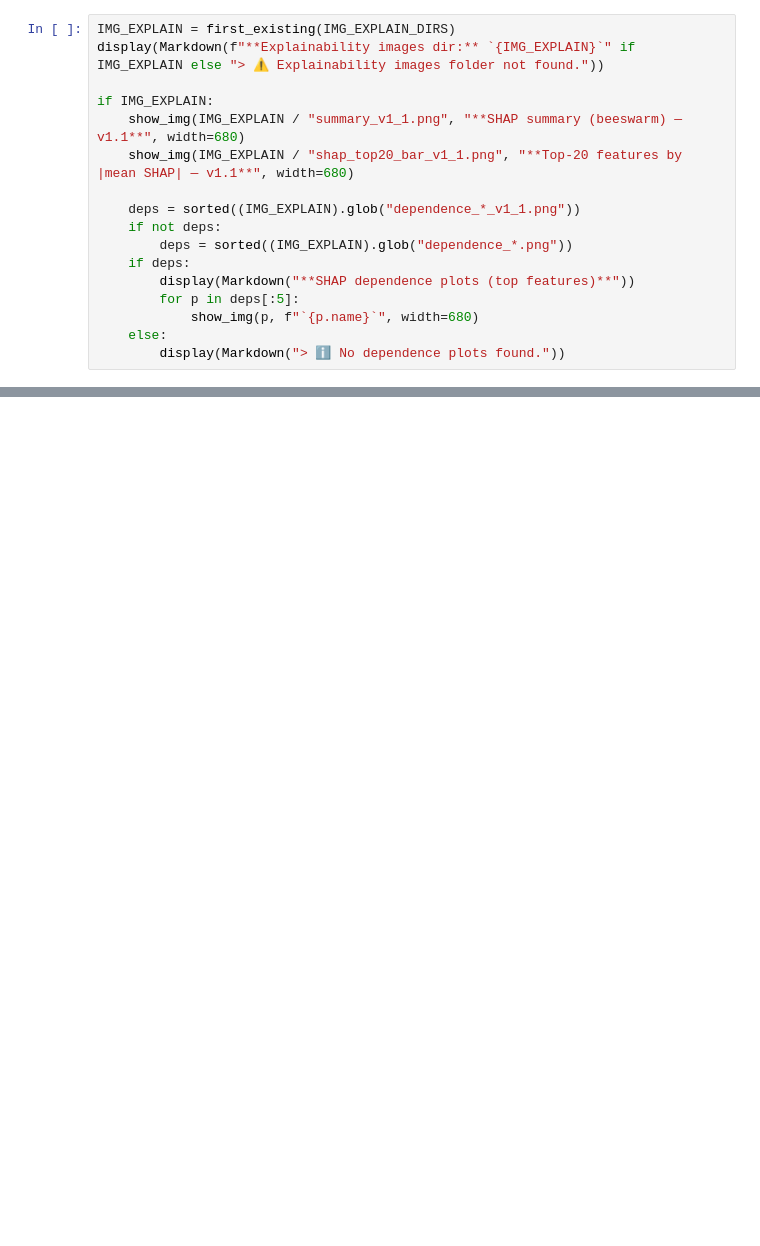
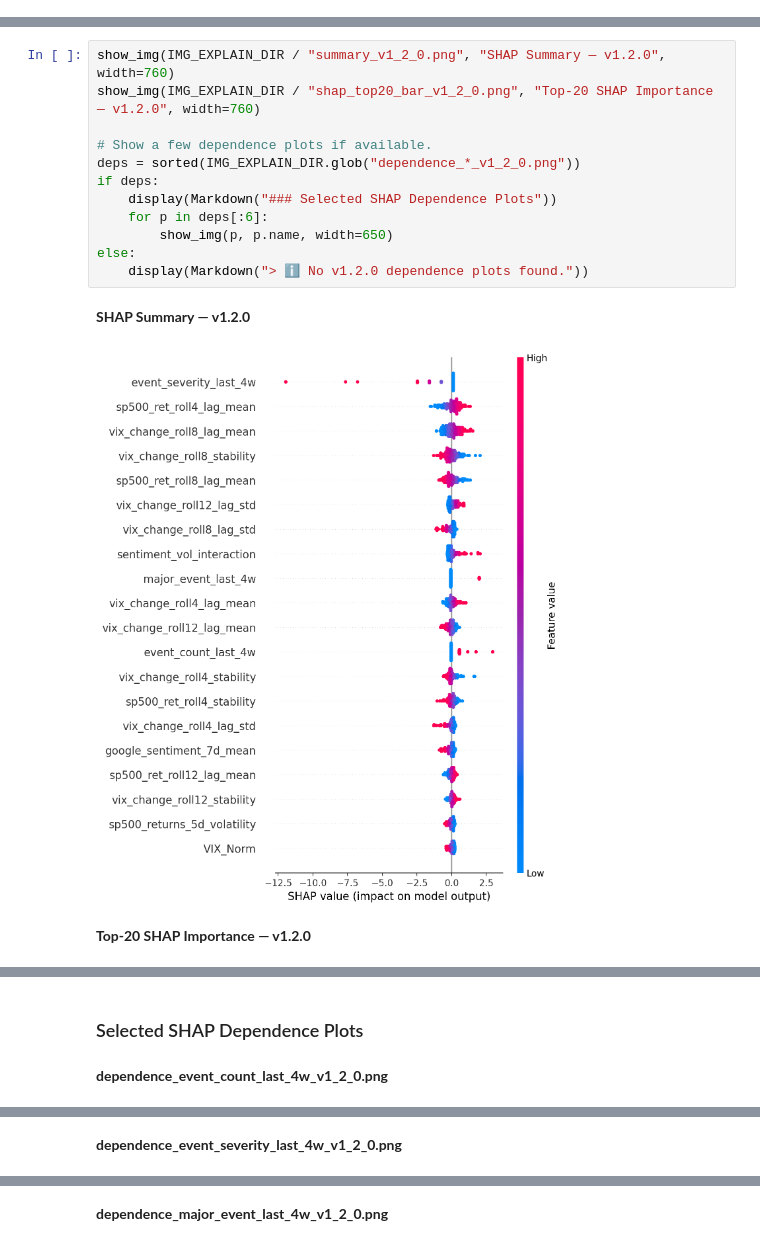
Before and after one commit to ArturMelnyk-analyst/Market-Mood-Forecasting, a Jupyter notebook: notebooks/07_final_notebook.ipynb, the cells around one changed output, grey strips where cells are left out. Drawn from its saved outputs; the diff is of its cells as text; blank space fills up the shorter version.

```diff
--- a/notebooks/07_final_notebook.ipynb
+++ b/notebooks/07_final_notebook.ipynb
@@ -334,17 +0,0 @@ if IMG_MODEL:
-# %%
-IMG_EXPLAIN = first_existing(IMG_EXPLAIN_DIRS)
-display(Markdown(f"**Explainability images dir:** `{IMG_EXPLAIN}`" if IMG_EXPLAIN else "> ⚠️ Explainability images folder not found."))
-
-if IMG_EXPLAIN:
-    show_img(IMG_EXPLAIN / "summary_v1_1.png", "**SHAP summary (beeswarm) — v1.1**", width=680)
-    show_img(IMG_EXPLAIN / "shap_top20_bar_v1_1.png", "**Top-20 features by |mean SHAP| — v1.1**", width=680)
-
-    deps = sorted((IMG_EXPLAIN).glob("dependence_*_v1_1.png"))
-    if not deps:
-        deps = sorted((IMG_EXPLAIN).glob("dependence_*.png"))
-    if deps:
-        display(Markdown("**SHAP dependence plots (top features)**"))
-        for p in deps[:5]:
-            show_img(p, f"`{p.name}`", width=680)
-    else:
-        display(Markdown("> ℹ️ No dependence plots found."))
@@ -487,0 +443,16 @@ display(Markdown(f"**Artifact path:** `{artifact_path.as_posix()}`"))
+# %%
+show_img(IMG_EXPLAIN_DIR / "summary_v1_2_0.png", "SHAP Summary — v1.2.0", width=760)
+show_img(IMG_EXPLAIN_DIR / "shap_top20_bar_v1_2_0.png", "Top-20 SHAP Importance — v1.2.0", width=760)
+
+# Show a few dependence plots if available.
+deps = sorted(IMG_EXPLAIN_DIR.glob("dependence_*_v1_2_0.png"))
+if deps:
+    display(Markdown("### Selected SHAP Dependence Plots"))
+    for p in deps[:6]:
+        show_img(p, p.name, width=650)
+else:
+    display(Markdown("> ℹ️ No v1.2.0 dependence plots found."))
+# %% [output]
+**SHAP Summary — v1.2.0**
+[figure, added]
+**Top-20 SHAP Importance — v1.2.0**
@@ -487,0 +460,2 @@ display(Markdown(f"**Artifact path:** `{artifact_path.as_posix()}`"))
+### Selected SHAP Dependence Plots
+**dependence_event_count_last_4w_v1_2_0.png**
@@ -487,0 +463 @@ display(Markdown(f"**Artifact path:** `{artifact_path.as_posix()}`"))
+**dependence_event_severity_last_4w_v1_2_0.png**
@@ -487,0 +465 @@ display(Markdown(f"**Artifact path:** `{artifact_path.as_posix()}`"))
+**dependence_major_event_last_4w_v1_2_0.png**
```
Also changed, not shown: parts of 68 cells of this notebook, 12 other files.
